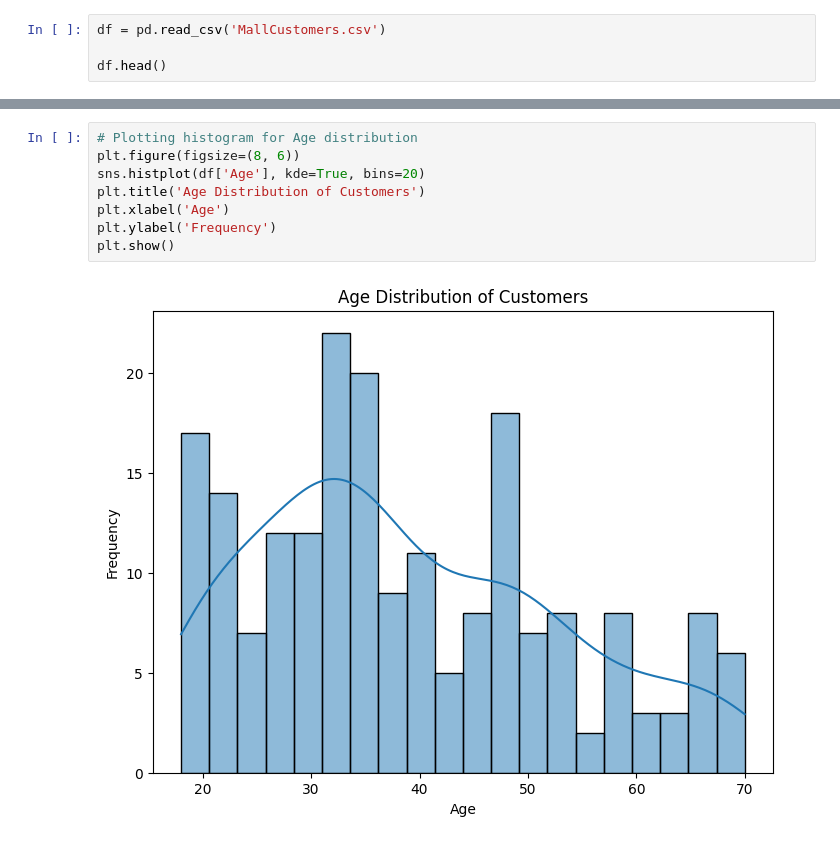
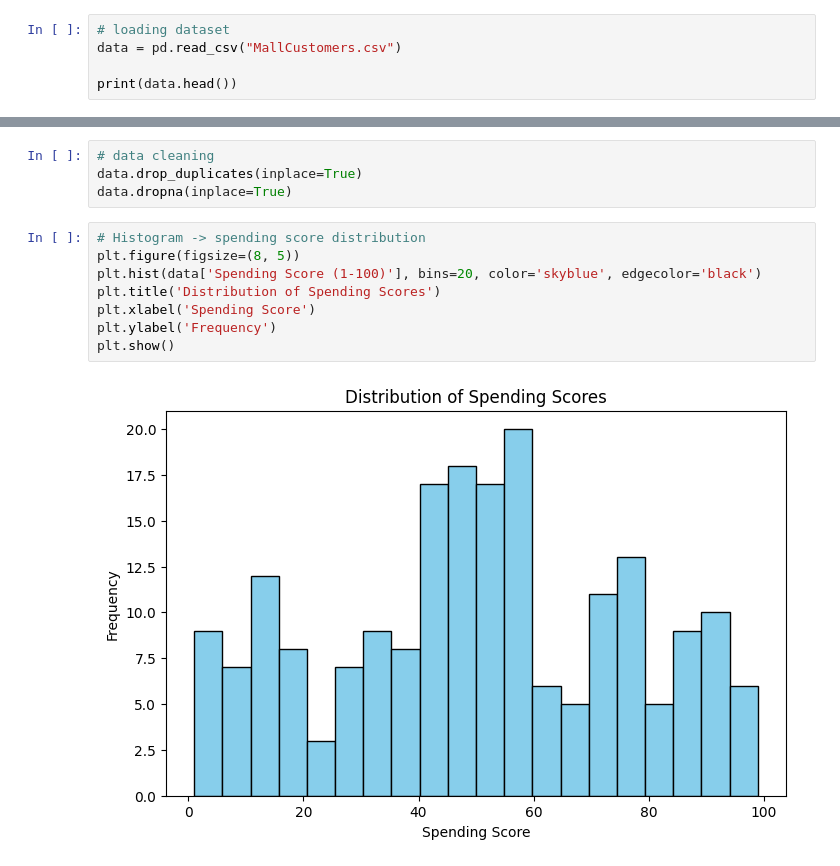
Before and after one commit to jahanzaib3611/Assignment---Clustering-Fitting, a Jupyter notebook: main.ipynb, the cells around one changed output, grey strips where cells are left out. Drawn from its saved outputs; the diff is of its cells as text.

```diff
--- a/main.ipynb
+++ b/main.ipynb
@@ -13,5 +10,6 @@ from sklearn.preprocessing import StandardScaler
 # %%
-df = pd.read_csv('MallCustomers.csv')
+# loading dataset
+data = pd.read_csv("MallCustomers.csv")
 
-df.head()
+print(data.head())
 # %% [output]
@@ -50,10 +22,14 @@ df.describe()
+# %%
+# data cleaning
+data.drop_duplicates(inplace=True)
+data.dropna(inplace=True)
 # %%
-# Plotting histogram for Age distribution
-plt.figure(figsize=(8, 6))
-sns.histplot(df['Age'], kde=True, bins=20)
-plt.title('Age Distribution of Customers')
-plt.xlabel('Age')
+# Histogram -> spending score distribution
+plt.figure(figsize=(8, 5))
+plt.hist(data['Spending Score (1-100)'], bins=20, color='skyblue', edgecolor='black')
+plt.title('Distribution of Spending Scores')
+plt.xlabel('Spending Score')
 plt.ylabel('Frequency')
 plt.show()
 # %% [output]
-[figure, old version]
+[figure, new version]
```
Also changed, not shown: parts of 14 cells of this notebook.
